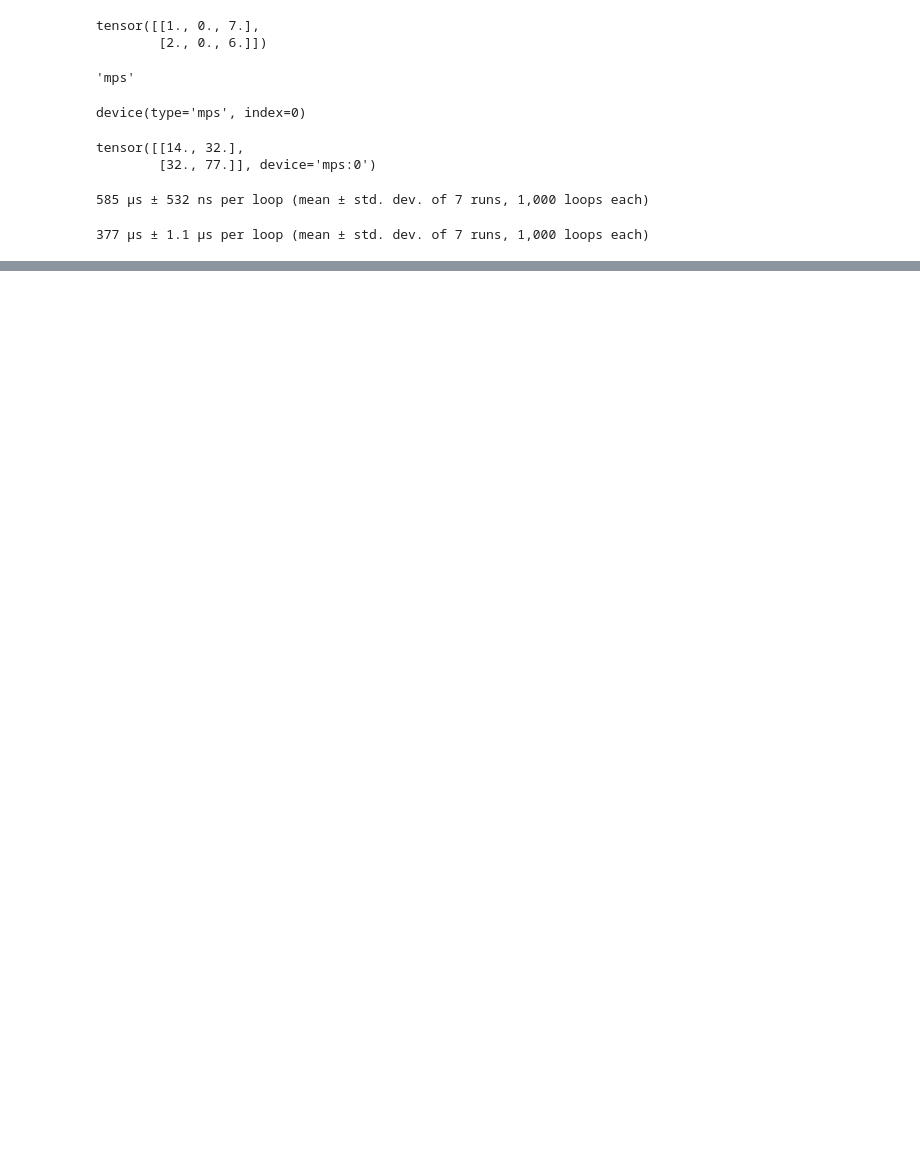
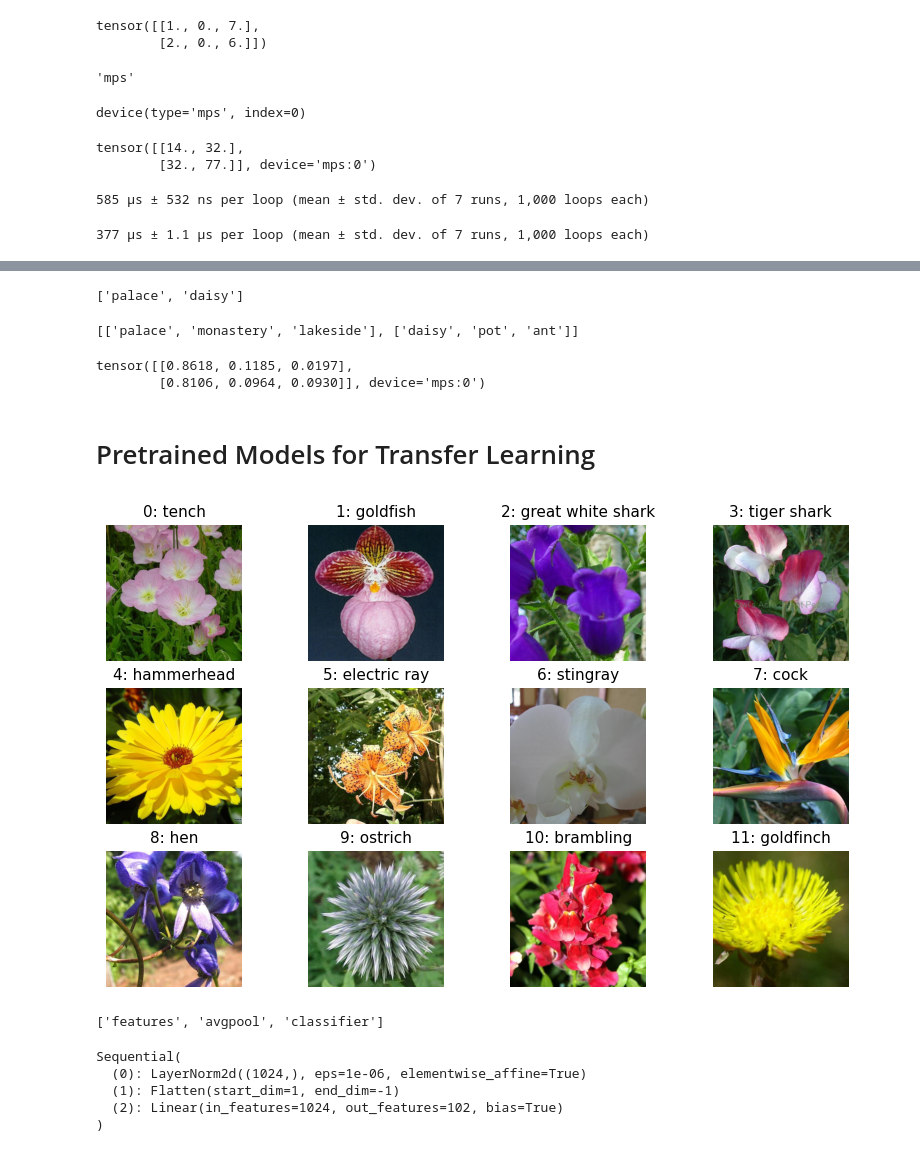
Before and after one commit to LucasNseyep/belle-weder, a Jupyter notebook: notebooks/belle-weder-vision-lab-books/lab-book-3/learning_pytorch.ipynb, the cells around one changed output, grey strips where cells are left out. Cells and saved outputs as stored; diff of their text form; code cells hidden in the pictures; blank space fills up the shorter version.

Commit message:
learning: transfer learning and flowers - water lily

```diff
--- a/notebooks/belle-weder-vision-lab-books/lab-book-3/learning_pytorch.ipynb
+++ b/notebooks/belle-weder-vision-lab-books/lab-book-3/learning_pytorch.ipynb
@@ -124,0 +204,6 @@ M = torch.rand((1000, 1000), device=device)
+# %%
+# Load a ConvNeXt model pretrained on ImageNet with the following code.
+# There are several variants of the ConvNeXt model—tiny, small, base, and large—and this code loads the base variant
+
+weights = torchvision.models.ConvNeXt_Base_Weights.IMAGENET1K_V1
+model = torchvision.models.convnext_base(weights=weights).to(device)
@@ -124,0 +232,44 @@ M = torch.rand((1000, 1000), device=device)
+# %%
+class_names = weights.meta["categories"]
+[class_names[class_id] for class_id in y_pred]
+# %% [output]
+['palace', 'daisy']
+# %%
+y_top3_logits, y_top3_class_ids = y_logits.topk(k=3, dim=1)
+[[class_names[class_id] for class_id in top3] for top3 in y_top3_class_ids]
+# %% [output]
+[['palace', 'monastery', 'lakeside'], ['daisy', 'pot', 'ant']]
+# %%
+y_top3_logits.softmax(dim=1)
+# %% [output]
+tensor([[0.8618, 0.1185, 0.0197],
+        [0.8106, 0.0964, 0.0930]], device='mps:0')
+# %% [markdown]
+# Pretrained Models for Transfer Learning
+# %%
+DefaultFlowers102 = partial(torchvision.datasets.Flowers102, root="datasets",
+                            transform=weights.transforms(), download=True)
+
+train_set = DefaultFlowers102(split="train")
+valid_set = DefaultFlowers102(split="val")
+test_set = DefaultFlowers102(split="test")
+# %%
+# extra code – displays the 1st image of classes 0 to 11 in the train set
+
+transform = torchvision.transforms.Compose([
+    torchvision.transforms.ToTensor(),
+    torchvision.transforms.CenterCrop(500),
+])
+flowers_to_display = DefaultFlowers102(split="train", transform=transform)
+sample_flowers = sorted({y: img for img, y in flowers_to_display}.items())[:12]
+
+plt.figure(figsize=(10, 6))
+for class_id, image in sample_flowers:
+    if class_id == 12: break
+    plt.subplot(3, 4, class_id + 1)
+    plot_image(image)
+    plt.title(f"{class_id}: {class_names[class_id]}", fontsize=11)
+
+plt.show()
+# %% [output]
+[figure, added]
@@ -124,0 +282,16 @@ M = torch.rand((1000, 1000), device=device)
+# %%
+# Now let’s adapt our pretrained ConvNeXt-base model to this dataset. Since it was pretrained on ImageNet,
+# which has 1,000 classes, the model’s head (i.e., its upper layers) was designed to output 1,000 logits.
+# But we only have 102 classes, so we must chop the model’s head off and replace it with a smaller one.
+# But how can we find it? Well let’s use the model’s named_children() method to find the name of its submodules:
+[name for name, child in model.named_children()]
+# %% [output]
+['features', 'avgpool', 'classifier']
+# %%
+model.classifier
+# %% [output]
+Sequential(
+  (0): LayerNorm2d((1024,), eps=1e-06, elementwise_affine=True)
+  (1): Flatten(start_dim=1, end_dim=-1)
+  (2): Linear(in_features=1024, out_features=102, bias=True)
+)
```
Also changed, not shown: parts of 30 cells of this notebook, 3 other files.
